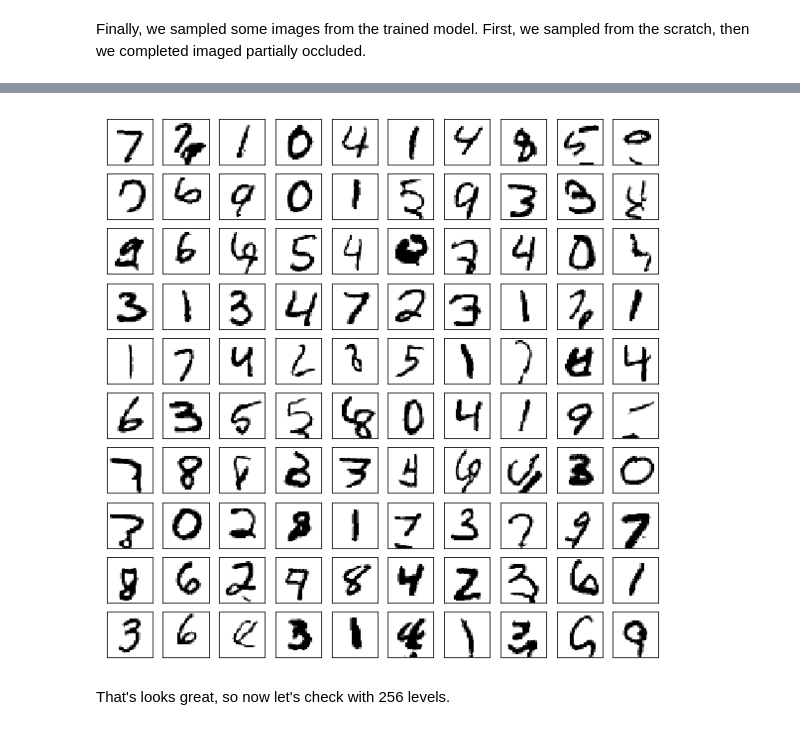
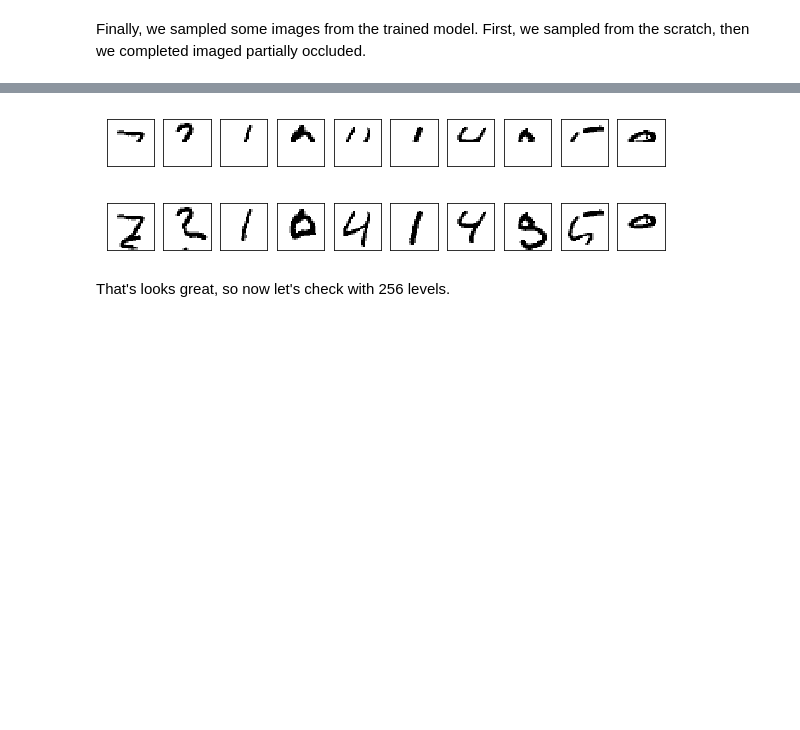
Before and after one commit to Mind-the-Pineapple/Autoregressive-models, a Jupyter notebook: 1 - Autoregressive Models - PixelCNN/pixelCNN_w_4_levels.ipynb, the cells around one changed output, grey strips where cells are left out. Saved outputs shown, nothing was run; the diff lists cells and outputs as text; code cells hidden in the pictures; blank space fills up the shorter version.

Commit message:
Update to tensorflow 2.0, update reconstruction figure

```diff
--- a/1 - Autoregressive Models - PixelCNN/pixelCNN_w_4_levels.ipynb
+++ b/1 - Autoregressive Models - PixelCNN/pixelCNN_w_4_levels.ipynb
@@ -321,29 +318,39 @@ plt.show()
 # %%
 # --------------------------------------------------------------------------------------------------------------
 # Filling occluded images
 occlude_start_row = 14
-num_generated_images = 100
+num_generated_images = 10
 samples = np.copy(x_test_quantised[0:num_generated_images, :, :, :])
 samples = samples / (q_levels - 1)
 samples[:, occlude_start_row:, :, :] = 0
+
+fig = plt.figure(figsize=(10, 10))
+
+for i in range(10):
+    ax = fig.add_subplot(1, 10, i+1)
+    ax.matshow(samples[i, :, :, 0], cmap=matplotlib.cm.binary)
+    plt.xticks(np.array([]))
+    plt.yticks(np.array([]))
 
 for i in range(occlude_start_row, height):
     for j in range(width):
         logits = pixelcnn(samples)
         logits = tf.reshape(logits, [-1, height, width, q_levels, n_channel])
         logits = tf.transpose(logits, perm=[0, 1, 2, 4, 3])
         next_sample = tf.random.categorical(logits[:, i, j, 0, :], 1)
         samples[:, i, j, 0] = (next_sample.numpy() / (q_levels - 1))[:,0]
 
 fig = plt.figure(figsize=(10, 10))
-for i in range(100):
-    ax = fig.add_subplot(10, 10, i+1)
+
+for i in range(10):
+    ax = fig.add_subplot(1, 10, i+1)
     ax.matshow(samples[i, :, :, 0], cmap=matplotlib.cm.binary)
     plt.xticks(np.array([]))
     plt.yticks(np.array([]))
 plt.show()
 # %% [output]
-[figure, old version]
+[figure, new version]
+[figure, added]
 # %% [markdown]
 That's looks great, so now let's check with 256 levels.
 # %%
```
Also changed, not shown: parts of 8 cells of this notebook, 3 other files.
